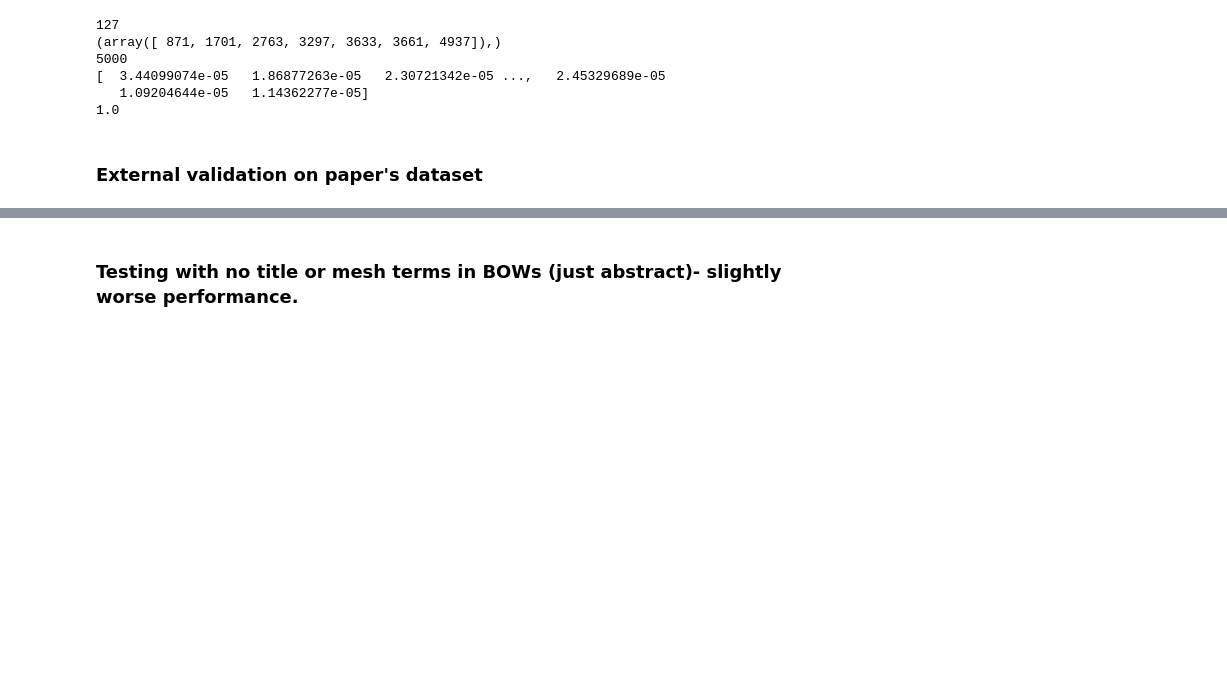
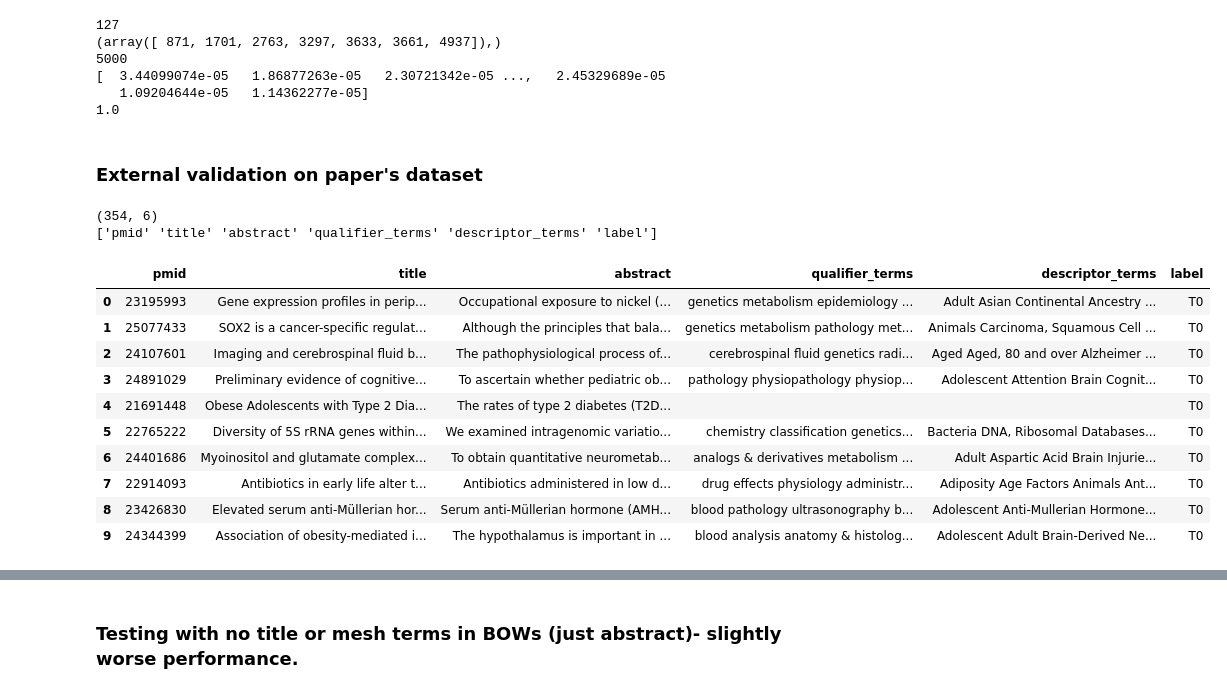
Before and after one commit to sarahwie/pubmed_nlp_research, a Jupyter notebook: article_replication/article_replication_random_forest_bows.ipynb, the cells around one changed output, grey strips where cells are left out. Drawn from its saved outputs; the diff is of its cells as text; code cells hidden in the pictures; blank space fills up the shorter version.

```diff
--- a/article_replication/article_replication_random_forest_bows.ipynb
+++ b/article_replication/article_replication_random_forest_bows.ipynb
@@ -228,3 +215,25 @@ print sum(feats)
 #T3/T4 performance is 0.89
 # %% [markdown]
 ### External validation on paper's dataset
+# %%
+df_val = pickle.load(open('/home/sarahwie/Documents/pubmed-nlp-research/article_replication/df.p', 'rb'))
+#df_val = pickle.load(open('/mnt/mypartition/Desktop2/pubmed-nlp-research/article_replication/df.p', 'rb'))
+# %%
+#check that column names are the same
+print df_val.shape
+print df_val.columns.values
+df_val[0:10]
+# %% [output]
+(354, 6)
+['pmid' 'title' 'abstract' 'qualifier_terms' 'descriptor_terms' 'label']
+|  | pmid | title | abstract | qualifier_terms | descriptor_terms | label |
+| 0 | 23195993 | Gene expression profiles in perip... | Occupational exposure to nickel (... | genetics metabolism epidemiology ... | Adult Asian Continental Ancestry ... | T0 |
+| 1 | 25077433 | SOX2 is a cancer-specific regulat... | Although the principles that bala... | genetics metabolism pathology met... | Animals Carcinoma, Squamous Cell ... | T0 |
+| 2 | 24107601 | Imaging and cerebrospinal fluid b... | The pathophysiological process of... | cerebrospinal fluid genetics radi... | Aged Aged, 80 and over Alzheimer ... | T0 |
+| 3 | 24891029 | Preliminary evidence of cognitive... | To ascertain whether pediatric ob... | pathology physiopathology physiop... | Adolescent Attention Brain Cognit... | T0 |
+| 4 | 21691448 | Obese Adolescents with Type 2 Dia... | The rates of type 2 diabetes (T2D... |  |  | T0 |
+| 5 | 22765222 | Diversity of 5S rRNA genes within... | We examined intragenomic variatio... | chemistry classification genetics... | Bacteria DNA, Ribosomal Databases... | T0 |
+| 6 | 24401686 | Myoinositol and glutamate complex... | To obtain quantitative neurometab... | analogs & derivatives metabolism ... | Adult Aspartic Acid Brain Injurie... | T0 |
+| 7 | 22914093 | Antibiotics in early life alter t... | Antibiotics administered in low d... | drug effects physiology administr... | Adiposity Age Factors Animals Ant... | T0 |
+| 8 | 23426830 | Elevated serum anti-Müllerian hor... | Serum anti-Müllerian hormone (AMH... | blood pathology ultrasonography b... | Adolescent Anti-Mullerian Hormone... | T0 |
+| 9 | 24344399 | Association of obesity-mediated i... | The hypothalamus is important in ... | blood analysis anatomy & histolog... | Adolescent Adult Brain-Derived Ne... | T0 |
```
Also changed, not shown: parts of 19 cells of this notebook, 1 other file.
